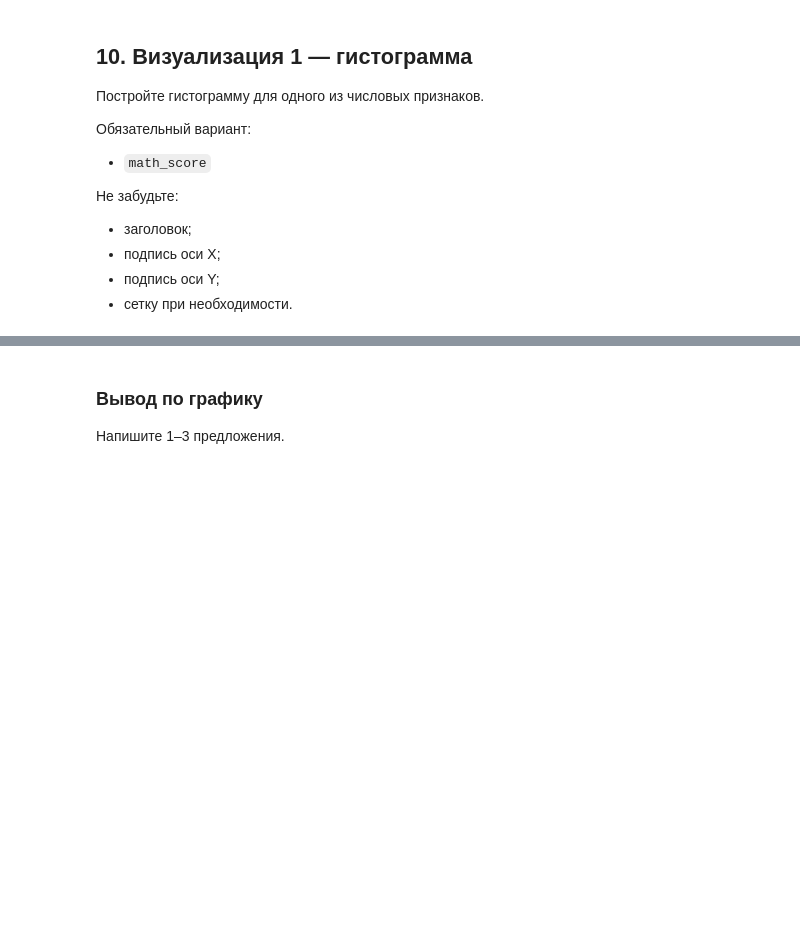
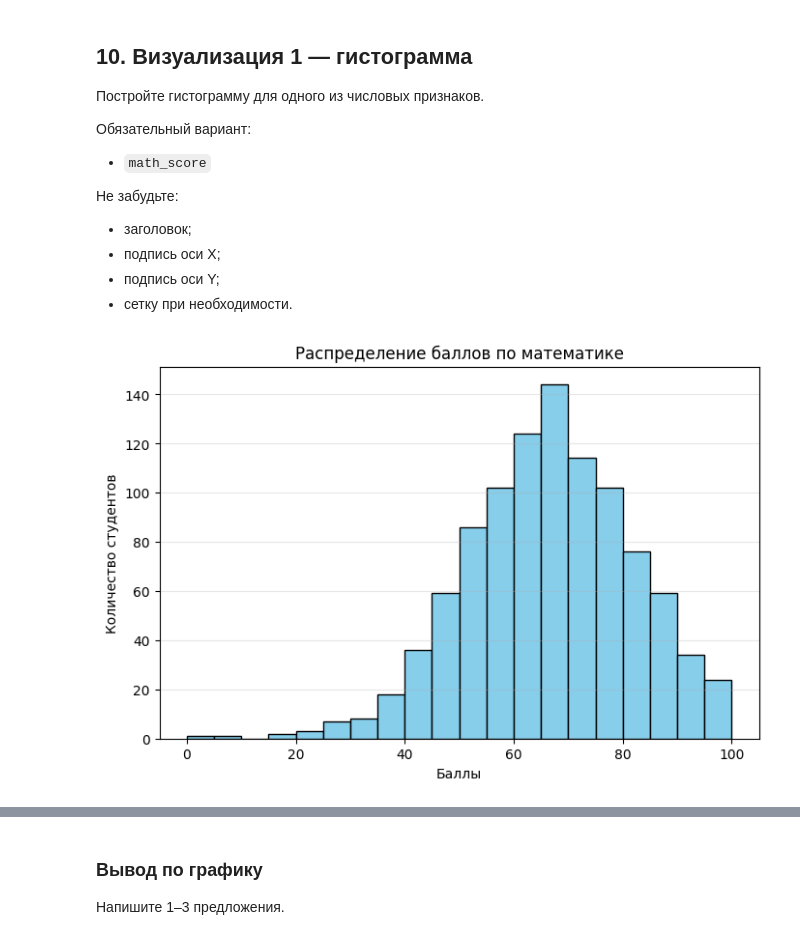
Before and after one commit to AR-git-hub/ITMO.py, a Jupyter notebook: second_semester/LR9/lab_template.ipynb, the cells around one changed output, grey strips where cells are left out. Saved outputs shown, nothing was run; the diff lists cells and outputs as text; code cells hidden in the pictures; blank space fills up the shorter version.

```diff
--- a/second_semester/LR9/lab_template.ipynb
+++ b/second_semester/LR9/lab_template.ipynb
@@ -44,3 +49,5 @@
 - размер таблицы.
 # %%
 # Загрузите датасет и выведите первые строки и размер таблицы
+df = pd.read_csv('data/StudentsPerformance.csv')
+df.head(5)
@@ -103,0 +181,13 @@
+# %%
+# Создайте новый признак (минимум один)
+# средняя оценка
+df['avg_score'] = df[['math_score', 'reading_score', 'writing_score']].mean(axis=1).round(2)
+
+# средняя оценка по гуманитарным тестам
+
+df['avg_humanitarian_score'] = df[['writing_score', 'reading_score']].mean(axis=1).round(2)
+df['avg_score'] = df[['math_score', 'reading_score', 'writing_score']].mean(axis=1).round(2)
+
+
+
+df[50:55]
@@ -103,0 +205,12 @@
+# %%
+# разница между математикой и гуманитарным профилем
+df['profile_diff'] = df['math_score'] - df['avg_humanitarian_score']
+
+# категоризация (научное допущение: разница более 10 баллов существенна)
+def get_profile(diff):
+    if diff > 10: return 'Math-oriented'
+    elif diff < -10: return 'Humanities-oriented'
+    else: return 'Balanced'
+
+df['student_profile'] = df['profile_diff'].apply(get_profile)
+print(df['student_profile'].value_counts())
@@ -160,0 +480,12 @@
+# %%
+# Постройте гистограмму
+plt.figure(figsize=(8, 5))
+plt.hist(df['math_score'], bins=20, color='skyblue', edgecolor='black')
+
+plt.title('Распределение баллов по математике')
+plt.xlabel('Баллы')
+plt.ylabel('Количество студентов')
+plt.grid(axis='y', alpha=0.3)
+plt.show()
+# %% [output]
+[figure, added]
```
Also changed, not shown: parts of 67 cells of this notebook, 3 other files.
